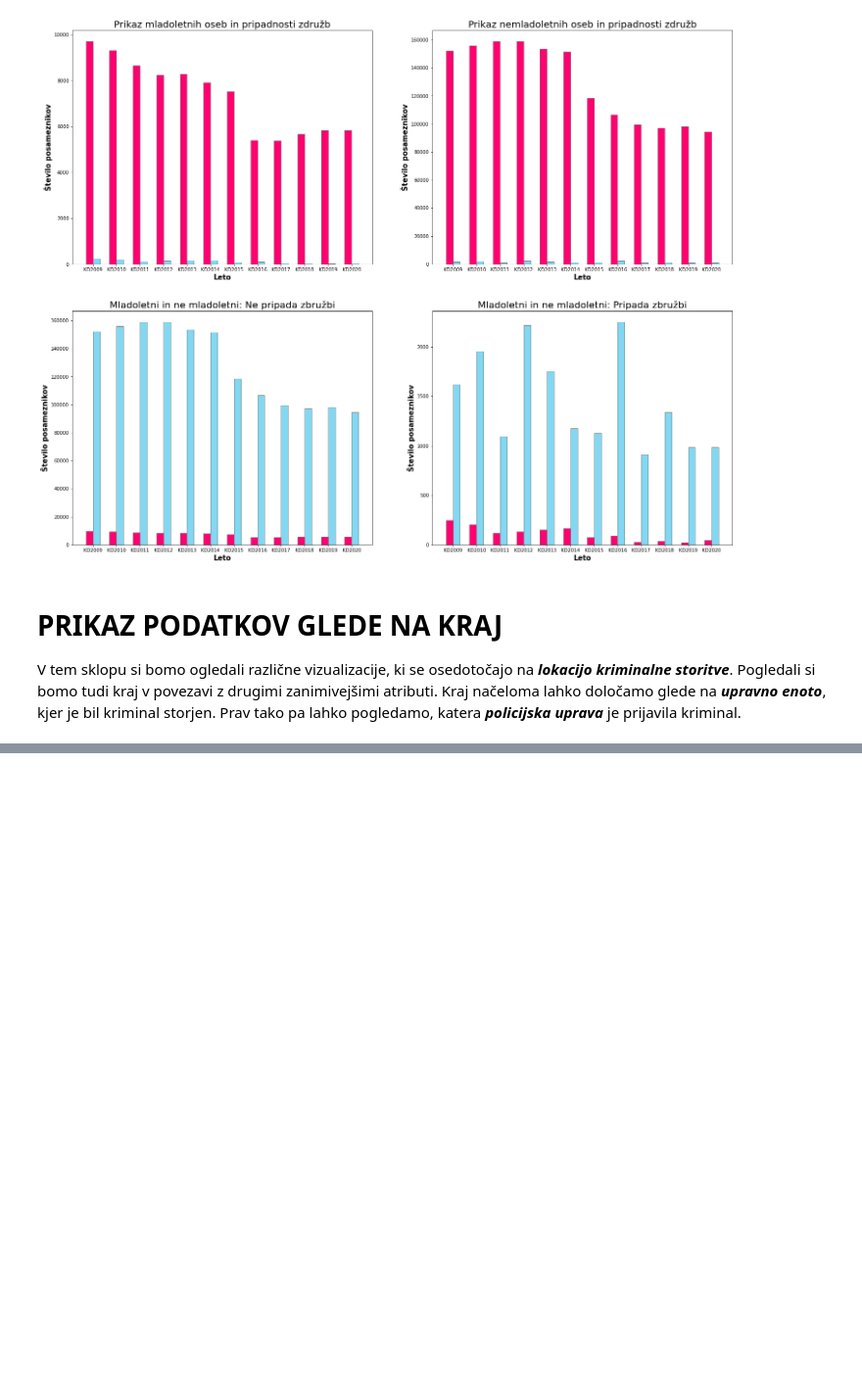
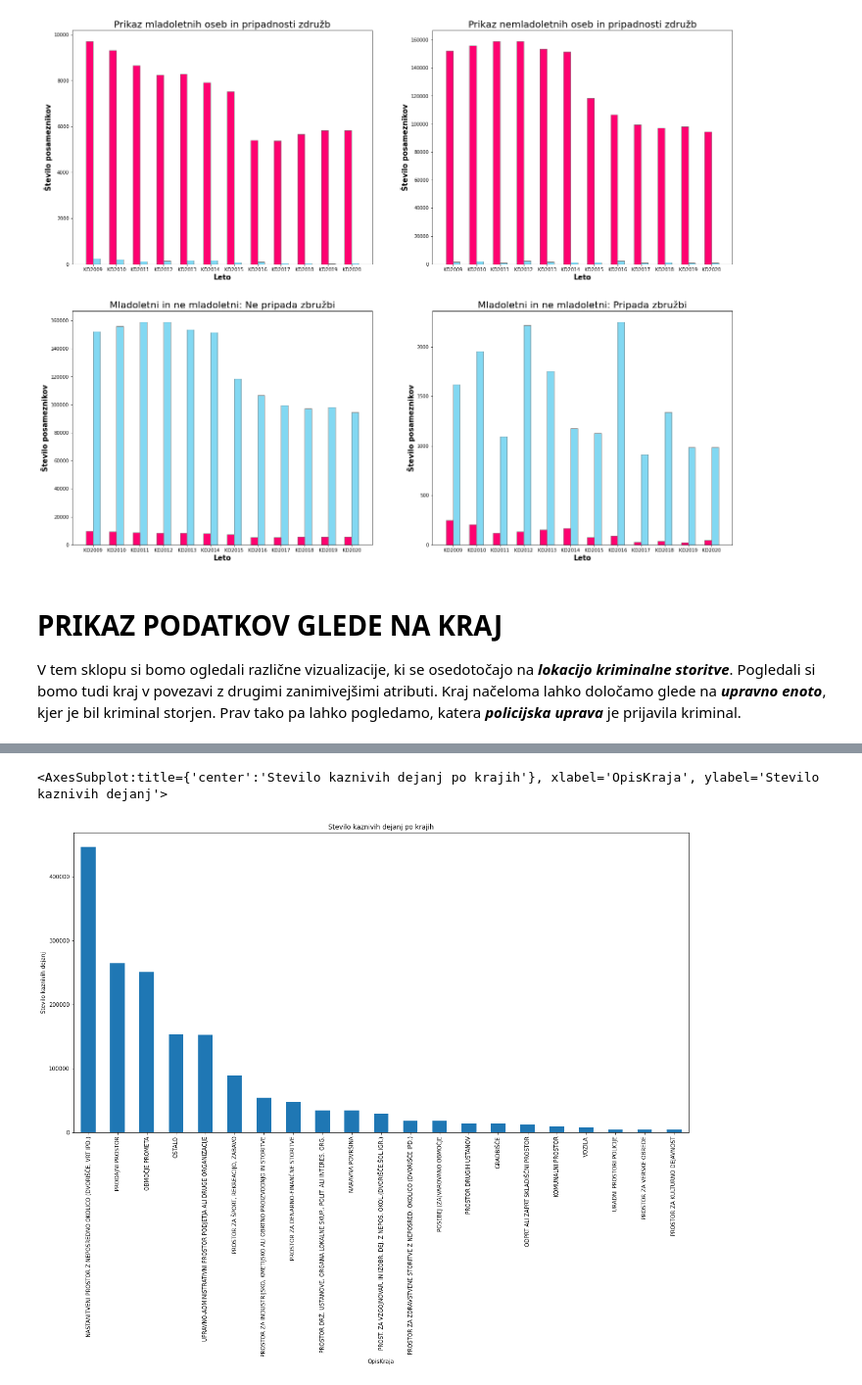
Before and after one commit to Nik-tech-cloud/PR22NGAMZ, a Jupyter notebook: seminar.ipynb, the cells around one changed output, grey strips where cells are left out. Shown at 98% size. Saved outputs shown, nothing was run; the diff lists cells and outputs as text; code cells hidden in the pictures; blank space fills up the shorter version.

```diff
--- a/seminar.ipynb
+++ b/seminar.ipynb
@@ -337,0 +421,7 @@ Pogledali si bomo tudi kraj v povezavi z drugimi zanimivejšimi atributi. Kraj n
+# %%
+
+plt.figure(figsize=(20,10))
+full_KD.groupby(['OpisKraja']).size().sort_values(ascending=False).plot(kind='bar', ylabel='Stevilo kaznivih dejanj', title='Stevilo kaznivih dejanj po krajih')
+# %% [output]
+<AxesSubplot:title={'center':'Stevilo kaznivih dejanj po krajih'}, xlabel='OpisKraja', ylabel='Stevilo kaznivih dejanj'>
+[figure, added]
```
Also changed, not shown: parts of 16 cells of this notebook, 2 other files.
